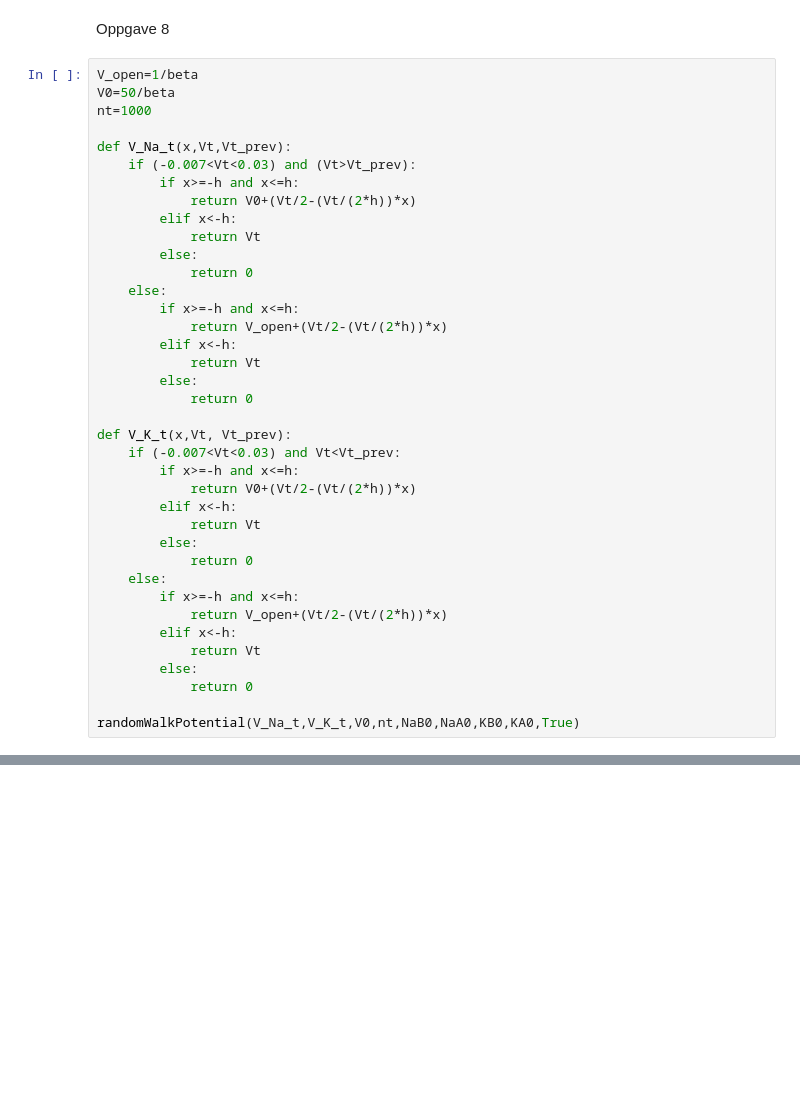
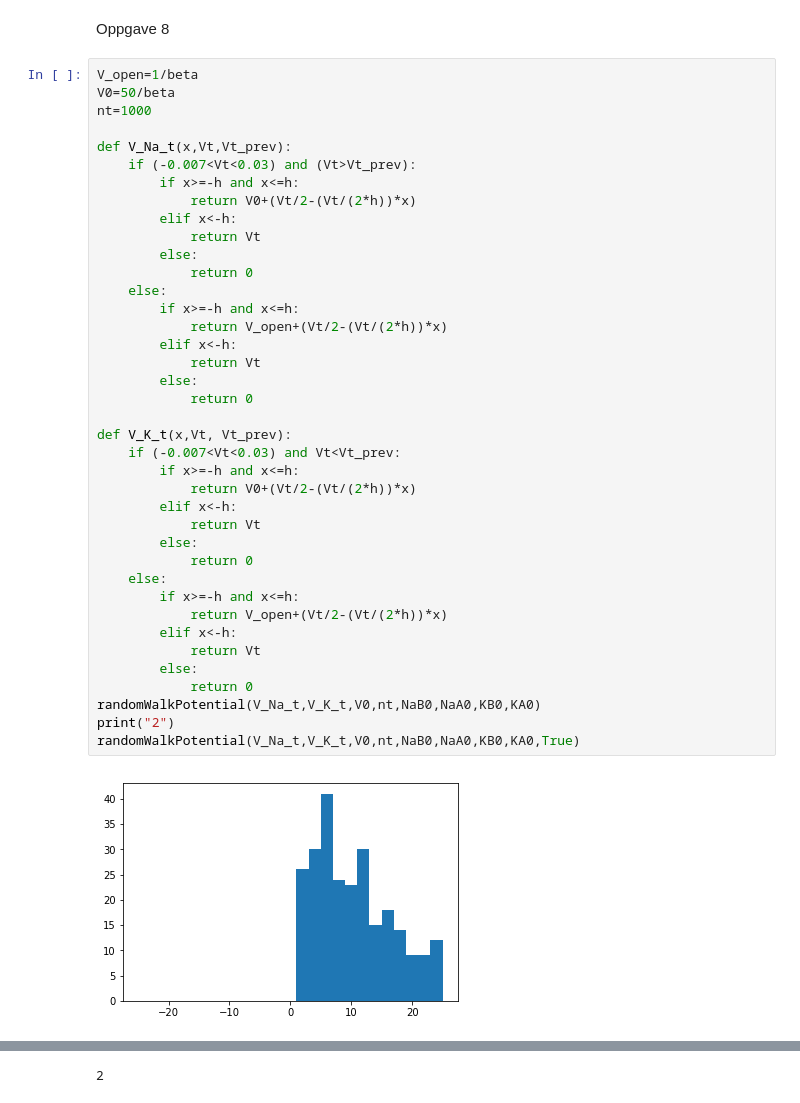
Before and after one commit to sigriaun/vitber-prosjekt3, a Jupyter notebook: prosjekt3.ipynb, the cells around one changed output, grey strips where cells are left out. Drawn from its saved outputs; the diff is of its cells as text; blank space fills up the shorter version.

```diff
--- a/prosjekt3.ipynb
+++ b/prosjekt3.ipynb
@@ -551,31 +575,34 @@ def V_Na_t(x,Vt,Vt_prev):
         if x>=-h and x<=h:
             return V0+(Vt/2-(Vt/(2*h))*x)
         elif x<-h:
             return Vt
         else:
             return 0
     else:
         if x>=-h and x<=h:
             return V_open+(Vt/2-(Vt/(2*h))*x)
         elif x<-h:
             return Vt
         else:
             return 0
 
 def V_K_t(x,Vt, Vt_prev):
     if (-0.007<Vt<0.03) and Vt<Vt_prev:
         if x>=-h and x<=h:
             return V0+(Vt/2-(Vt/(2*h))*x)
         elif x<-h:
             return Vt
         else:
             return 0
     else:
         if x>=-h and x<=h:
             return V_open+(Vt/2-(Vt/(2*h))*x)
         elif x<-h:
             return Vt
         else:
             return 0
-
+randomWalkPotential(V_Na_t,V_K_t,V0,nt,NaB0,NaA0,KB0,KA0)
+print("2")
 randomWalkPotential(V_Na_t,V_K_t,V0,nt,NaB0,NaA0,KB0,KA0,True)
+# %% [output]
+[figure, added]
@@ -581,0 +610 @@ randomWalkPotential(V_Na_t,V_K_t,V0,nt,NaB0,NaA0,KB0,KA0,True)
+2
```
Also changed, not shown: parts of 8 cells of this notebook.
